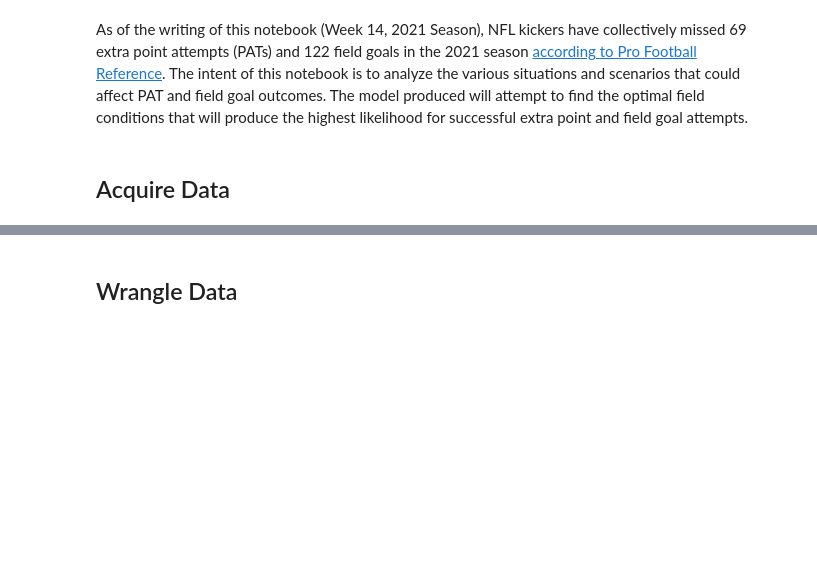
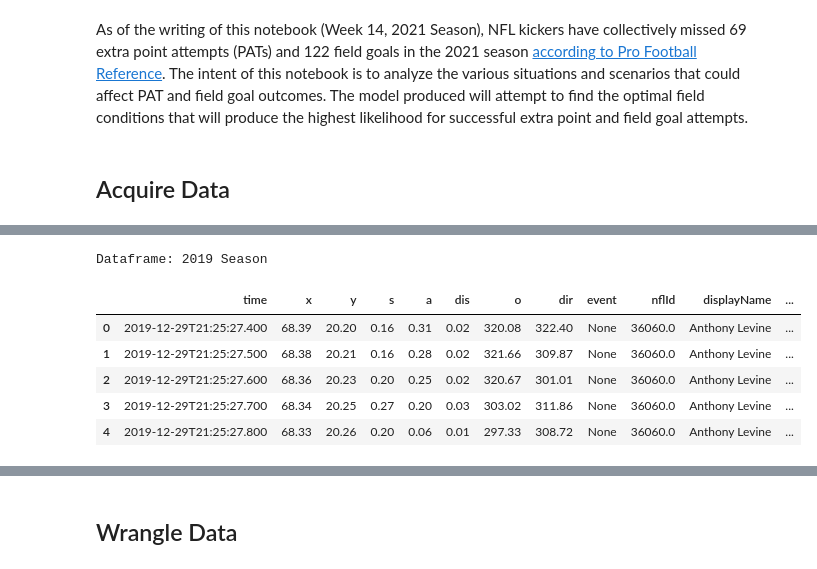
Before and after one commit to cbituin/nfl-big-data-bowl-2022, a Jupyter notebook: special-teams.ipynb, the cells around one changed output, grey strips where cells are left out. Drawn from its saved outputs; the diff is of its cells as text; code cells hidden in the pictures; blank space fills up the shorter version.

```diff
--- a/special-teams.ipynb
+++ b/special-teams.ipynb
@@ -148,0 +154,11 @@ memory usage: 1.6+ GB
+# %%
+print('Dataframe: 2019 Season')
+tracking_2019_df.head()
+# %% [output]
+Dataframe: 2019 Season
+|  | time | x | y | s | a | dis | o | dir | event | nflId | displayName | ... |
+| 0 | 2019-12-29T21:25:27.400 | 68.39 | 20.20 | 0.16 | 0.31 | 0.02 | 320.08 | 322.40 | None | 36060.0 | Anthony Levine | ... |
+| 1 | 2019-12-29T21:25:27.500 | 68.38 | 20.21 | 0.16 | 0.28 | 0.02 | 321.66 | 309.87 | None | 36060.0 | Anthony Levine | ... |
+| 2 | 2019-12-29T21:25:27.600 | 68.36 | 20.23 | 0.20 | 0.25 | 0.02 | 320.67 | 301.01 | None | 36060.0 | Anthony Levine | ... |
+| 3 | 2019-12-29T21:25:27.700 | 68.34 | 20.25 | 0.27 | 0.20 | 0.03 | 303.02 | 311.86 | None | 36060.0 | Anthony Levine | ... |
+| 4 | 2019-12-29T21:25:27.800 | 68.33 | 20.26 | 0.20 | 0.06 | 0.01 | 297.33 | 308.72 | None | 36060.0 | Anthony Levine | ... |
```
Also changed, not shown: parts of 19 cells of this notebook.
